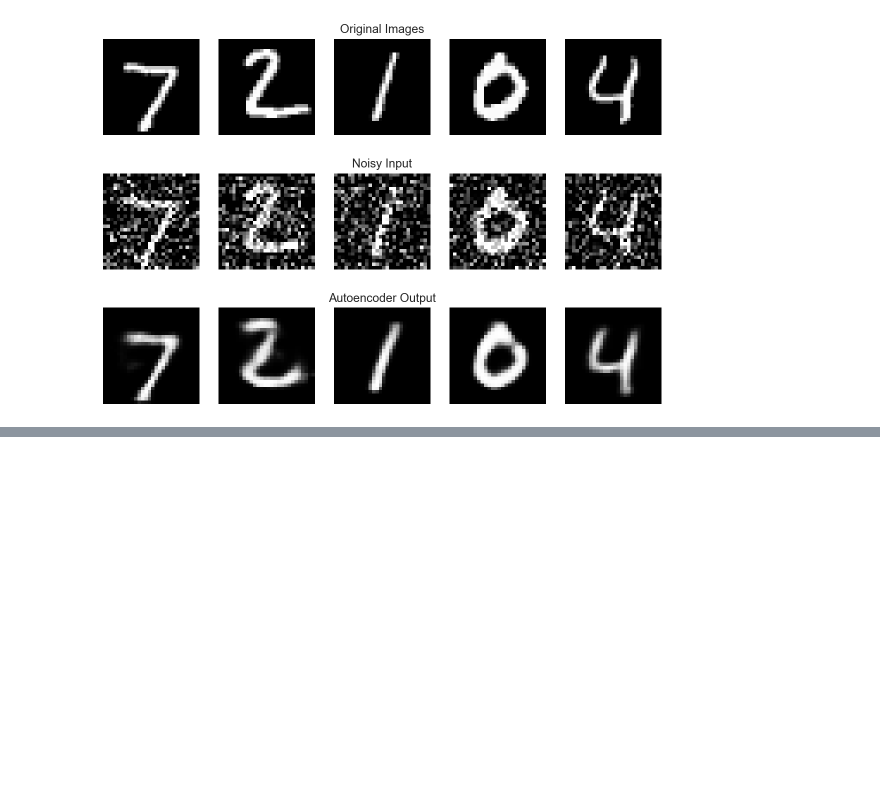
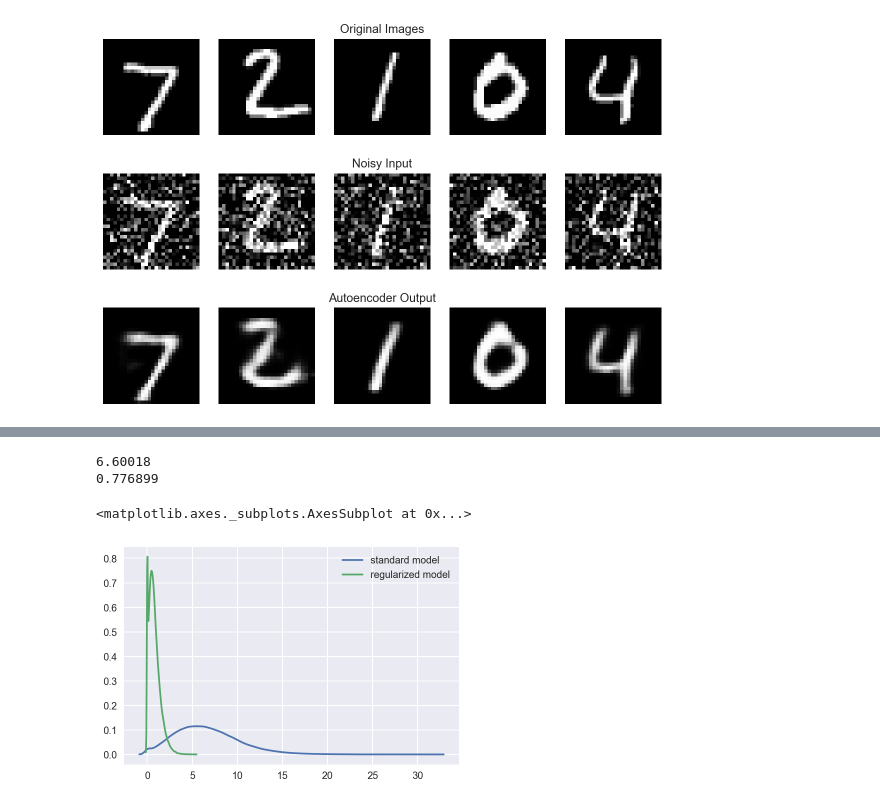
Before and after one commit to ardendertat/Applied-Deep-Learning-with-Keras, a Jupyter notebook: notebooks/Part 3 - Autoencoders.ipynb, the cells around one changed output, grey strips where cells are left out. Saved outputs shown, nothing was run; the diff lists cells and outputs as text; code cells hidden in the pictures; blank space fills up the shorter version.

```diff
--- a/notebooks/Part 3 - Autoencoders.ipynb
+++ b/notebooks/Part 3 - Autoencoders.ipynb
@@ -245,0 +366,14 @@ for i in range(n):
+# %%
+print(encoded_standard.predict(x_test).mean())
+print(encoded_regularized.predict(x_test).mean())
+# %% [output]
+6.60018
+0.776899
+# %%
+standard_scores = encoded_standard.predict(x_test).ravel()
+regularized_scores = encoded_regularized.predict(x_test).ravel()
+sns.distplot(standard_scores, hist=False, label='standard model')
+sns.distplot(regularized_scores, hist=False, label='regularized model')
+# %% [output]
+<matplotlib.axes._subplots.AxesSubplot at 0x...>
+[figure, added]
```
Also changed, not shown: parts of 20 cells of this notebook, 1 other file.
